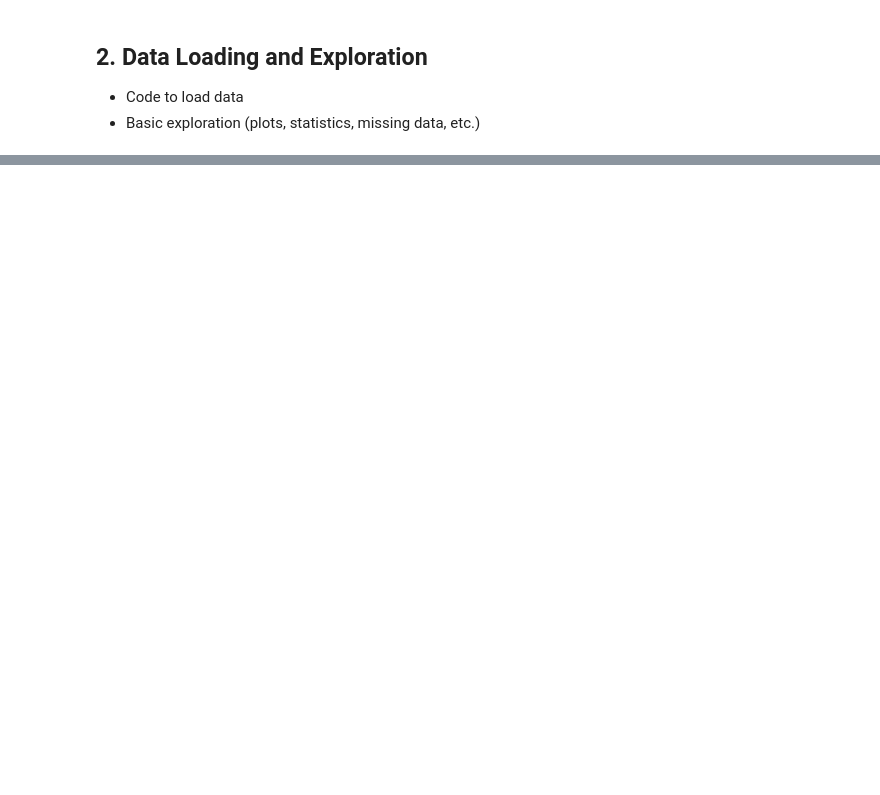
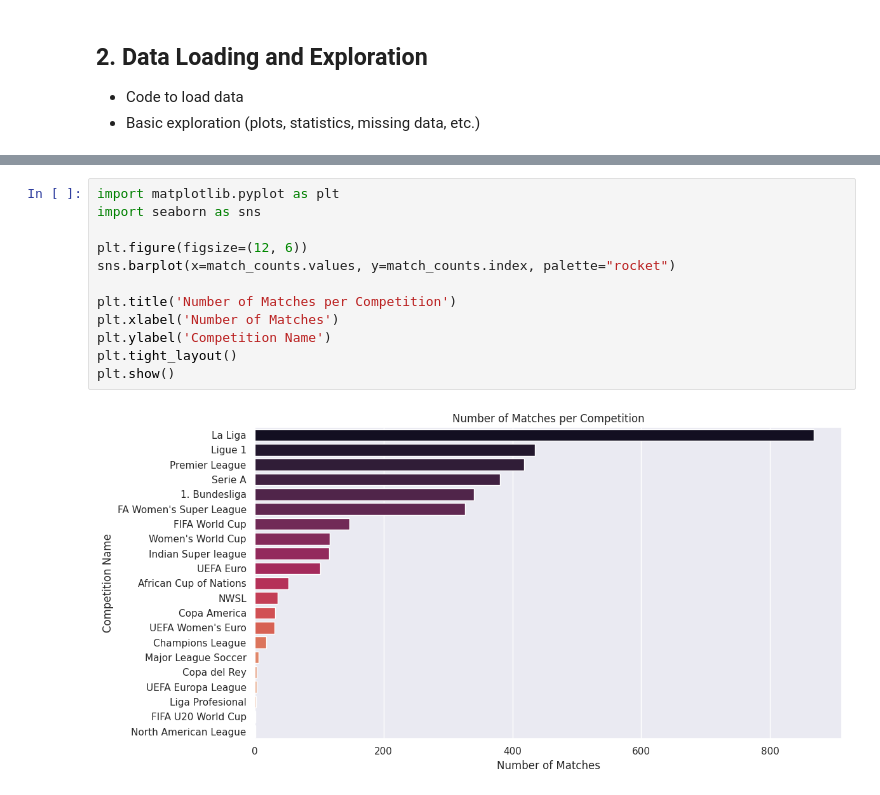
Before and after one commit to IvaroEkel/Probabilistic-Machine-Learning_lecture-PROJECTS, a Jupyter notebook: projects/08-1SHXXXX_football_analytics/notebooks/data_loading_and_exploration.ipynb, the cells around one changed output, grey strips where cells are left out. Saved outputs shown, nothing was run; the diff lists cells and outputs as text; blank space fills up the shorter version.

```diff
--- a/projects/08-1SHXXXX_football_analytics/notebooks/data_loading_and_exploration.ipynb
+++ b/projects/08-1SHXXXX_football_analytics/notebooks/data_loading_and_exploration.ipynb
@@ -13,0 +91,14 @@ Hello World
+# %%
+import matplotlib.pyplot as plt
+import seaborn as sns
+
+plt.figure(figsize=(12, 6))
+sns.barplot(x=match_counts.values, y=match_counts.index, palette="rocket")
+
+plt.title('Number of Matches per Competition')
+plt.xlabel('Number of Matches')
+plt.ylabel('Competition Name')
+plt.tight_layout()
+plt.show()
+# %% [output]
+[figure, added]
```
Also changed, not shown: parts of 10 cells of this notebook.
